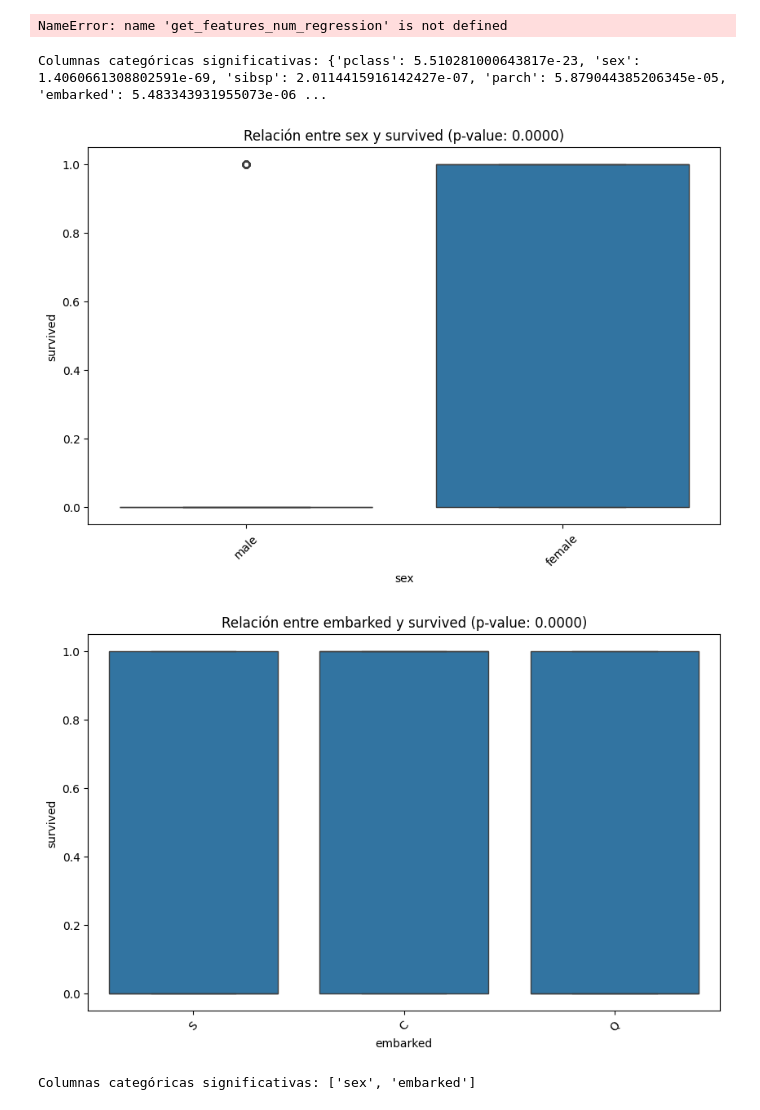
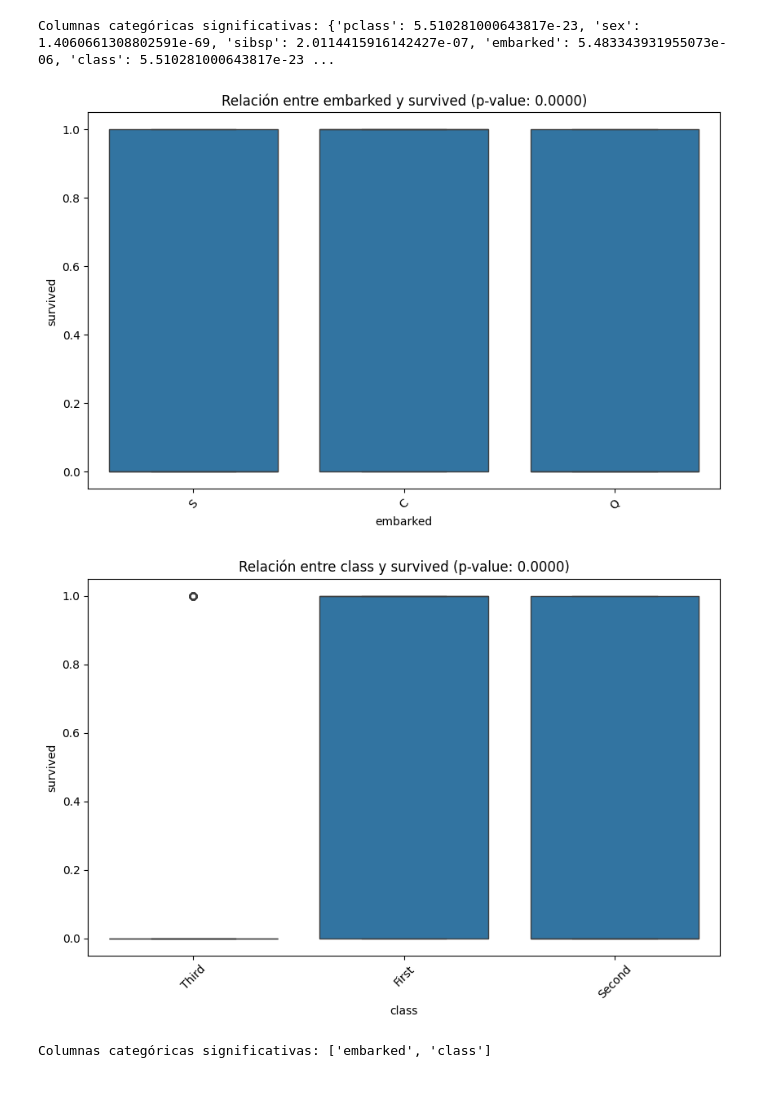
Before and after one commit to Cmonzon-94/Team_destornillador, a Jupyter notebook: ejemplo_destor.ipynb, the cells around one changed output. Drawn from its saved outputs; the diff is of its cells as text; code cells hidden in the pictures.

```diff
--- a/ejemplo_destor.ipynb
+++ b/ejemplo_destor.ipynb
@@ -39,24 +80,17 @@ Dataset dftitanic cargado:
 # %%
-
-resultado_numeria = get_features_num_regression(df_titanic, target_col='survived', umbral_corr=0.1, pvalue=0.05)
+#Hallar funciones categóricas
+resultado = get_features_cat_regression(df_titanic, target_col='survived', pvalue=0.05)
 print("Columnas categóricas significativas:", resultado)
 # %% [output]
-NameError: name 'get_features_num_regression' is not defined
+Columnas categóricas significativas: {'pclass': 5.510281000643817e-23, 'sex': 1.4060661308802591e-69, 'sibsp': 2.0114415916142427e-07, 'embarked': 5.483343931955073e-06, 'class': 5.510281000643817e-23 ...
 # %%
-#Funciones categóricas
-resultado = get_features_cat_regression(df_titanic, target_col='survived', pvalue=0.05)
+# Llamar a la función con histogramas activados
+resultado = plot_features_cat_regression(
+    df_titanic, target_col='survived', columns=['embarked', 'class'], pvalue=0.05, with_individual_plot=True
+)
+
 print("Columnas categóricas significativas:", resultado)
 # %% [output]
+[figure, added]
+[figure, added]
-Columnas categóricas significativas: {'pclass': 5.510281000643817e-23, 'sex': 1.4060661308802591e-69, 'sibsp': 2.0114415916142427e-07, 'parch': 5.879044385206345e-05, 'embarked': 5.483343931955073e-06 ...
+Columnas categóricas significativas: ['embarked', 'class']
-# %%
-
-# Llamar a la función con histogramas activados
-resultado = plot_features_cat_regression(
-    df_titanic, target_col='survived', columns=['sex', 'embarked'], pvalue=0.05, with_individual_plot=True
-)
-
-print("Columnas categóricas significativas:", resultado)
-# %% [output]
-[figure, removed]
-[figure, removed]
-Columnas categóricas significativas: ['sex', 'embarked']
```
Also changed, not shown: parts of 6 cells of this notebook, 1 other file.
